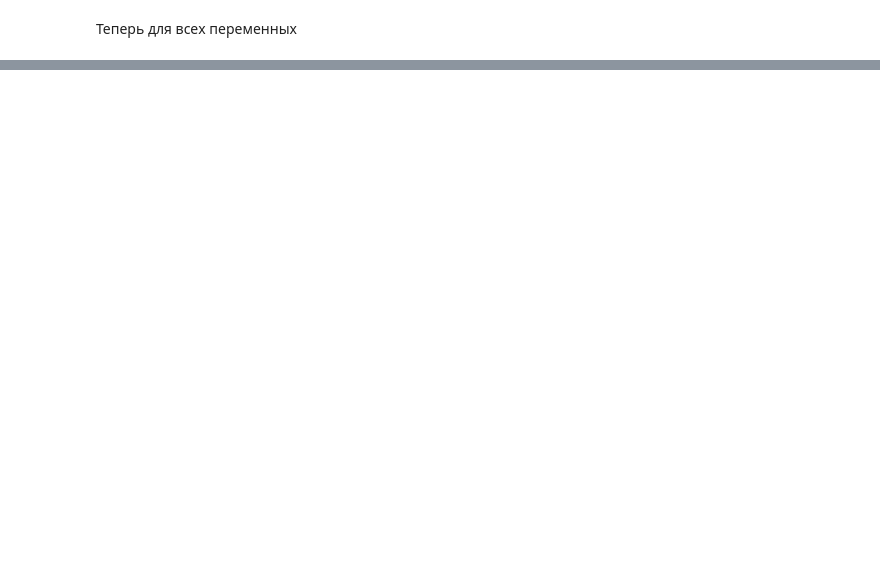
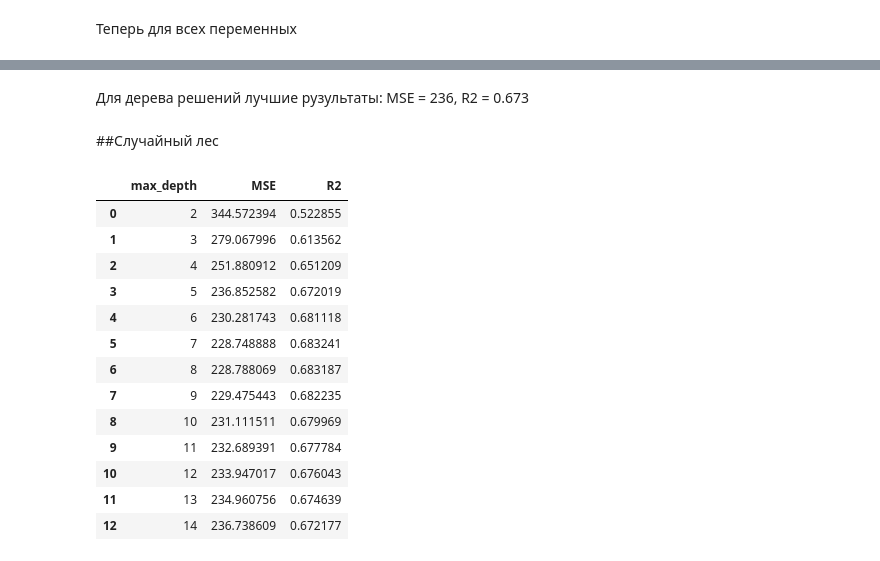
Before and after one commit to mamadima/eda_ml_project, a Jupyter notebook: EDA_ML.ipynb, the cells around one changed output, grey strips where cells are left out. Drawn from its saved outputs; the diff is of its cells as text; code cells hidden in the pictures; blank space fills up the shorter version.

```diff
--- a/EDA_ML.ipynb
+++ b/EDA_ML.ipynb
@@ -846,0 +892,34 @@ Coefficient of determination: 0.46
+# %% [markdown]
+Для дерева решений лучшие рузультаты: MSE = 236, R2 = 0.673
+# %% [markdown]
+##Случайный лес
+# %%
+from sklearn.ensemble import RandomForestRegressor
+df_results1 = pd.DataFrame(columns=['max_depth', 'MSE', 'R2'])
+
+for i in range(2, df.shape[1]):
+  model = RandomForestRegressor(max_depth=i, random_state=0)
+  model.fit(df_X_train, df_y_train)
+  df_y_pred = model.predict(df_X_test)
+
+  new_row = {'max_depth': i,
+              'MSE': mean_squared_error(df_y_test, df_y_pred),
+              'R2': r2_score(df_y_test, df_y_pred)}
+
+  df_results1.loc[len(df_results1)] = new_row
+df_results1
+# %% [output]
+|  | max_depth | MSE | R2 |
+| 0 | 2 | 344.572394 | 0.522855 |
+| 1 | 3 | 279.067996 | 0.613562 |
+| 2 | 4 | 251.880912 | 0.651209 |
+| 3 | 5 | 236.852582 | 0.672019 |
+| 4 | 6 | 230.281743 | 0.681118 |
+| 5 | 7 | 228.748888 | 0.683241 |
+| 6 | 8 | 228.788069 | 0.683187 |
+| 7 | 9 | 229.475443 | 0.682235 |
+| 8 | 10 | 231.111511 | 0.679969 |
+| 9 | 11 | 232.689391 | 0.677784 |
+| 10 | 12 | 233.947017 | 0.676043 |
+| 11 | 13 | 234.960756 | 0.674639 |
+| 12 | 14 | 236.738609 | 0.672177 |
```
Also changed, not shown: parts of 23 cells of this notebook.
